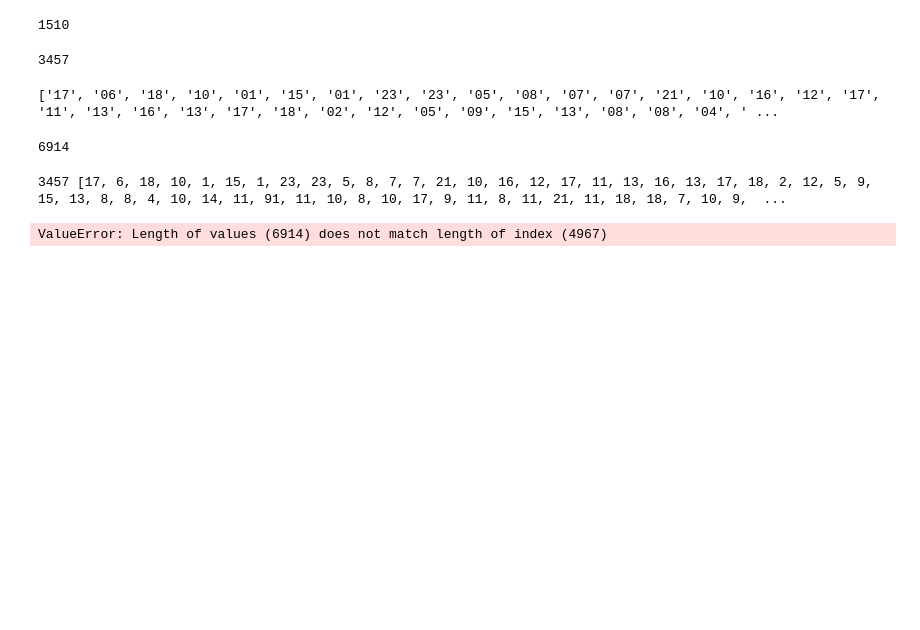
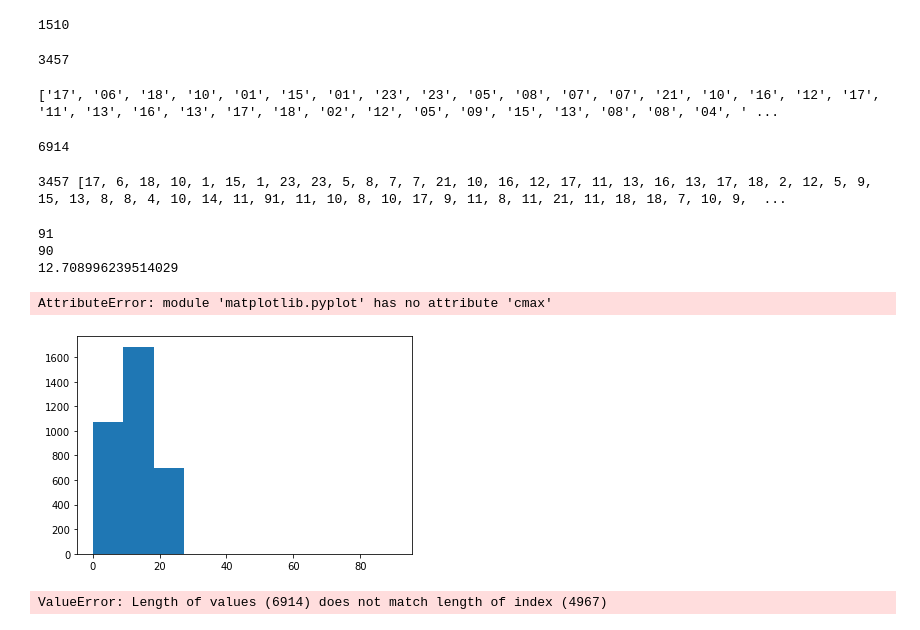
Before and after one commit to GabrieleLobina/network-project, a Jupyter notebook: Airplane_crashes.ipynb, the cells around one changed output. Drawn from its saved outputs; the diff is of its cells as text; code cells hidden in the pictures; blank space fills up the shorter version.

```diff
--- a/Airplane_crashes.ipynb
+++ b/Airplane_crashes.ipynb
@@ -413,4 +421,27 @@ for i in new_ore:
 print(len(int_ore),int_ore,type(int_ore[2]))
 # %% [output]
 3457 [17, 6, 18, 10, 1, 15, 1, 23, 23, 5, 8, 7, 7, 21, 10, 16, 12, 17, 11, 13, 16, 13, 17, 18, 2, 12, 5, 9, 15, 13, 8, 8, 4, 10, 14, 11, 91, 11, 10, 8, 10, 17, 9, 11, 8, 11, 21, 11, 18, 18, 7, 10, 9,  ...
+# %%
+for i in int_ore:
+    if i > 24:
+        print(i)
+import math
+import numpy
+print(numpy.mean(int_ore))
+# %% [output]
+91
+90
+12.708996239514029
+# %%
+
+patches=plt.hist(int_ore)
+np.arange()
+
+plt.xlabel("Values")
+plt.ylabel("Frequency")
+plt.title("Histogram")
+plt.show()
+# %% [output]
+AttributeError: module 'matplotlib.pyplot' has no attribute 'cmax'
+[figure, added]
 # %%
```
Also changed, not shown: parts of 3 cells of this notebook.
